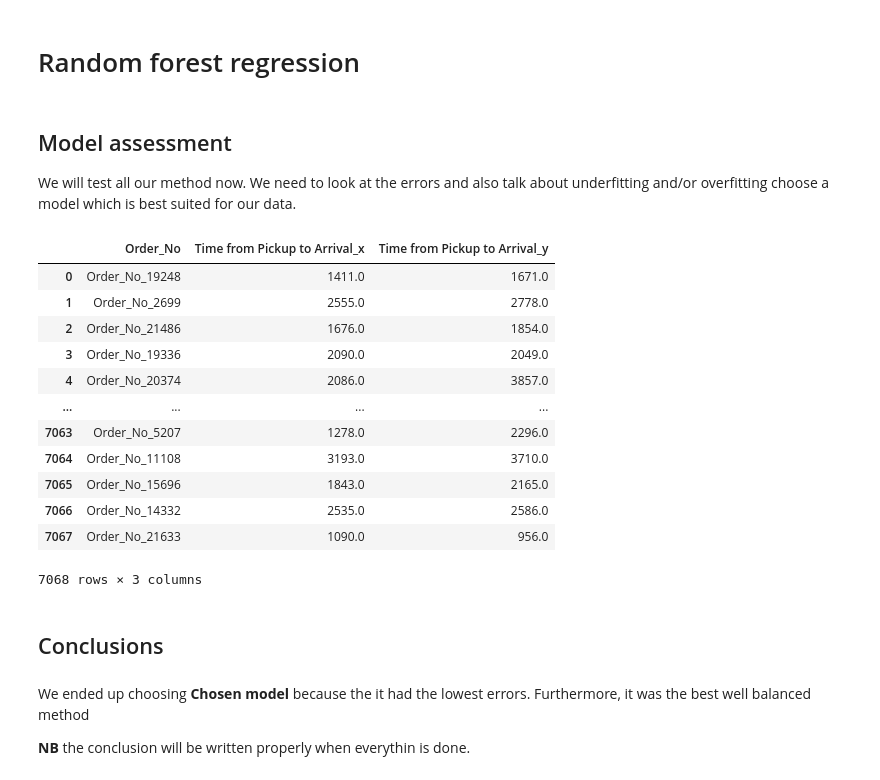
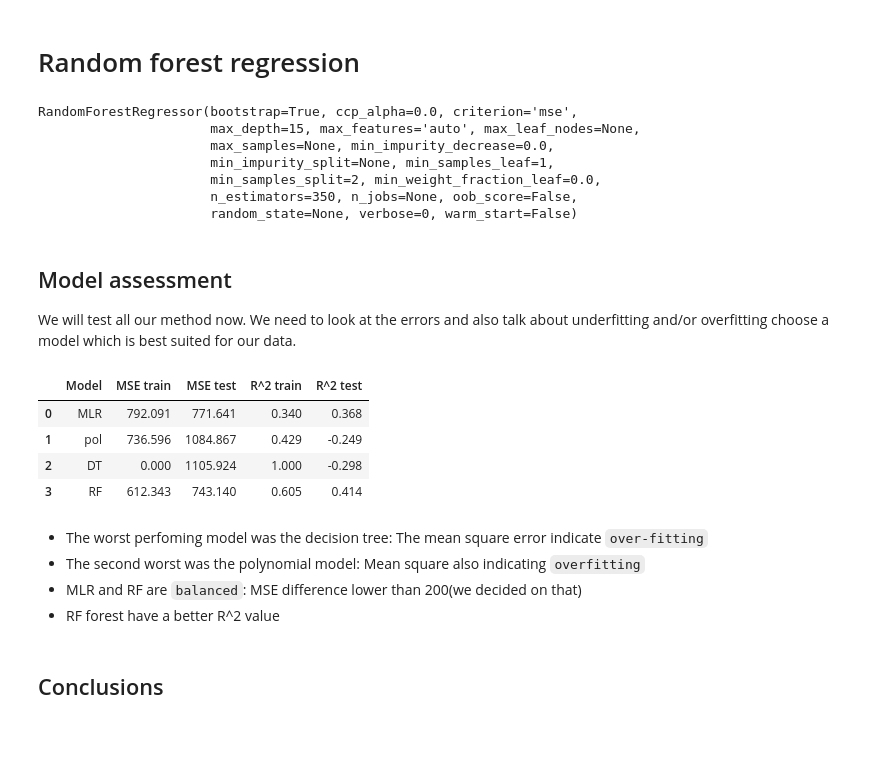
Before and after one commit to explore-thulani/sendy-logistics-challenge, a Jupyter notebook: Sendy_Logistics_Challenge_Regression_Predict.ipynb, the cells around one changed output. Saved outputs shown, nothing was run; the diff lists cells and outputs as text; code cells hidden in the pictures; blank space fills up the shorter version.

Commit message:
edited sendy notebook, added rf submission

```diff
--- a/Sendy_Logistics_Challenge_Regression_Predict.ipynb
+++ b/Sendy_Logistics_Challenge_Regression_Predict.ipynb
@@ -406 +407,8 @@ DecisionTreeRegressor(ccp_alpha=0.0, criterion='mse', max_depth=None,
+# %%
+mean_square_dt_vali = mean_squared_error(y_validation,y_pred)**0.5
+mean_square_dt_train = mean_squared_error(y_train,DT_regressor.predict(x_train))**0.5
+
+
+r2_dt_train = r2_score(y_train,DT_regressor.predict(x_train))
+r2_dt_valid = r2_score(y_validation,y_pred)
 # %%
@@ -409,31 +417,51 @@ submission.to_csv('Submissions/submission_DT.csv', index=False)
 # %% [markdown]
 # Random forest regression
+# %%
+from sklearn.ensemble import RandomForestRegressor
+
+RF = RandomForestRegressor(n_estimators=350, max_depth=15)
+RF.fit(x_train,y_train)
+# %% [output]
+RandomForestRegressor(bootstrap=True, ccp_alpha=0.0, criterion='mse',
+                      max_depth=15, max_features='auto', max_leaf_nodes=None,
+                      max_samples=None, min_impurity_decrease=0.0,
+                      min_impurity_split=None, min_samples_leaf=1,
+                      min_samples_split=2, min_weight_fraction_leaf=0.0,
+                      n_estimators=350, n_jobs=None, oob_score=False,
+                      random_state=None, verbose=0, warm_start=False)
+# %%
+y_pred =RF.predict(test_df)
+
+submission["Time from Pickup to Arrival"] = y_pred.round(0)
+submission.to_csv('Submissions/submission_RF.csv', index=False)
+# %%
+mean_square_RF_vali = mean_squared_error(y_validation,y_pred)**0.5
+mean_square_RF_train = mean_squared_error(y_train,RF.predict(x_train))**0.5
+
+
+r2_RF_train = r2_score(y_train,RF.predict(x_train))
+r2_RF_valid = r2_score(y_validation,y_pred)
 # %% [markdown]
 ## Model assessment
 We will test all our method now. We need to look at the errors and also talk about underfitting and/or overfitting
 choose a model which is best suited for our data.
-# %%
-# Sample Submission
-multilinear = pd.read_csv('Submissions/submission_multilinear.csv')
-polynomial = pd.read_csv('Submissions/submission_polynomial.csv')
-pd.merge(multilinear,polynomial, on = 'Order_No')
-# %% [output]
-|  | Order_No | Time from Pickup to Arrival_x | Time from Pickup to Arrival_y |
-| 0 | Order_No_19248 | 1411.0 | 1671.0 |
-| 1 | Order_No_2699 | 2555.0 | 2778.0 |
-| 2 | Order_No_21486 | 1676.0 | 1854.0 |
-| 3 | Order_No_19336 | 2090.0 | 2049.0 |
-| 4 | Order_No_20374 | 2086.0 | 3857.0 |
-| ... | ... | ... | ... |
-| 7063 | Order_No_5207 | 1278.0 | 2296.0 |
-| 7064 | Order_No_11108 | 3193.0 | 3710.0 |
-| 7065 | Order_No_15696 | 1843.0 | 2165.0 |
-| 7066 | Order_No_14332 | 2535.0 | 2586.0 |
-| 7067 | Order_No_21633 | 1090.0 | 956.0 |
-7068 rows × 3 columns
+# %%
+Error_df = pd.DataFrame({"Model":["MLR","pol","DT","RF"],
+                         "MSE train":[mean_square_MLR_train,mean_square_pol_train,mean_square_dt_train,mean_square_RF_train],
+                        "MSE test":[mean_square_MLR_vali,mean_square_pol_vali,mean_square_dt_vali,mean_square_RF_vali ],
+                        "R^2 train":[r2_MLR_train,r2_pol_train,r2_dt_train,r2_RF_train ],
+                        "R^2 test":[r2_MLR_valid,r2_pol_valid,r2_dt_valid,r2_RF_valid]})
+Error_df.round(3)
+# %% [output]
+|  | Model | MSE train | MSE test | R^2 train | R^2 test |
+| 0 | MLR | 792.091 | 771.641 | 0.340 | 0.368 |
+| 1 | pol | 736.596 | 1084.867 | 0.429 | -0.249 |
+| 2 | DT | 0.000 | 1105.924 | 1.000 | -0.298 |
+| 3 | RF | 612.343 | 743.140 | 0.605 | 0.414 |
+# %% [markdown]
+* The worst perfoming model was the decision tree: The mean square error indicate `over-fitting`
+* The second worst was the polynomial model: Mean square also indicating `overfitting`
+* MLR and RF are `balanced`: MSE difference lower than 200(we decided on that)
+* RF forest have a better R^2 value
 # %% [markdown]
 ## Conclusions
-# %% [markdown]
-We ended up choosing **Chosen model** because the it had the lowest errors. Furthermore, it was the best well balanced method
-
-**NB** the conclusion will be written properly when everythin is done.
```
Also changed, not shown: parts of 14 cells of this notebook, 2 other files.
